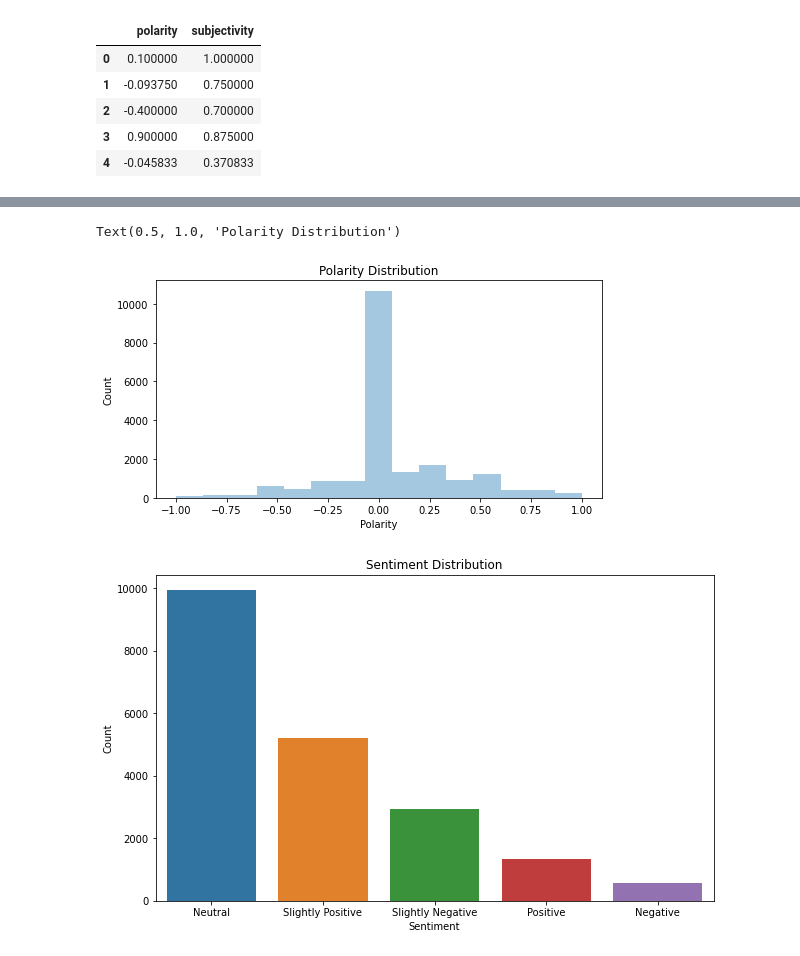
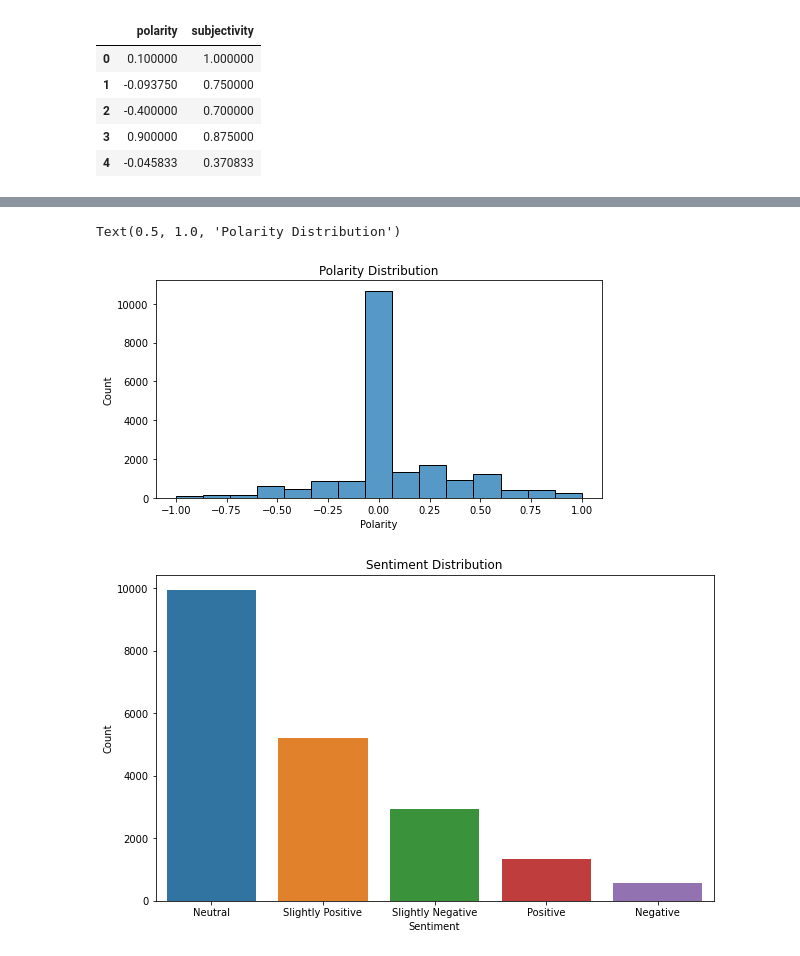
Before and after one commit to Almadam1/Tweet-Classification, a Jupyter notebook: depression-classification.ipynb, the cells around one changed output, grey strips where cells are left out. Drawn from its saved outputs; the diff is of its cells as text; code cells hidden in the pictures.

```diff
--- a/depression-classification.ipynb
+++ b/depression-classification.ipynb
@@ -263,13 +244,13 @@ See the caveats in the documentation: https://pandas.pydata.org/pandas-docs/stab
 # %%
 #Visualize distribution of polarity
 plt.figure(figsize=(8,4))
-sns.distplot(df4['polarity'], bins=15, kde=False)
+sns.histplot(df4['polarity'], bins=15, kde=False)
 plt.xlabel('Polarity')
 plt.ylabel('Count')
 plt.title('Polarity Distribution')
 # %% [output]
 Text(0.5, 1.0, 'Polarity Distribution')
-[figure, old version]
+[figure, new version]
 # %%
 # Visualize distribution of sentiment
 plt.figure(figsize=(10,6))
```
Also changed, not shown: parts of 9 cells of this notebook.
